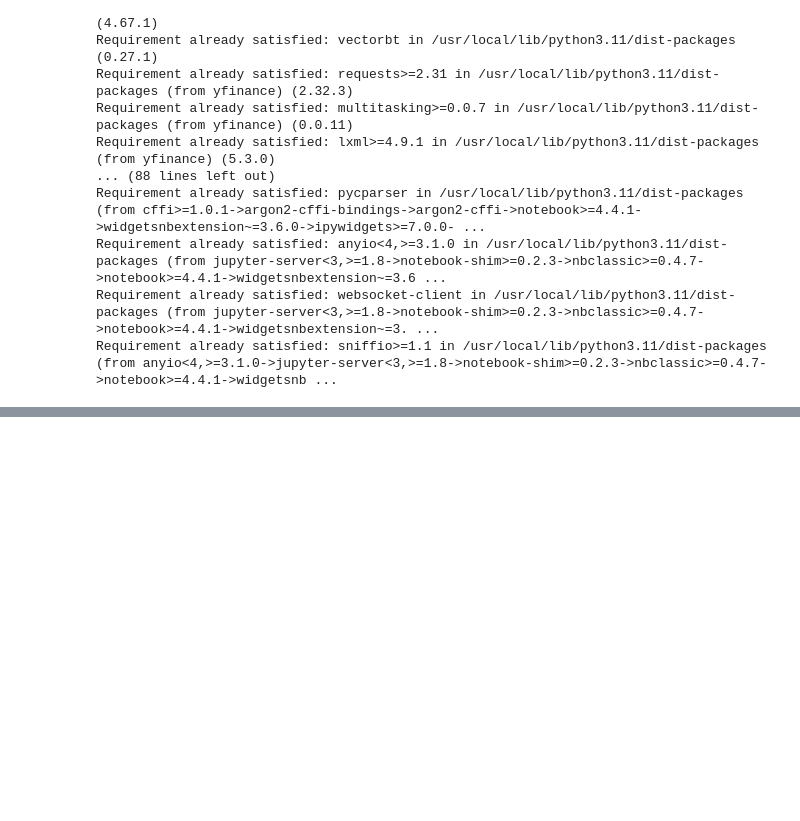
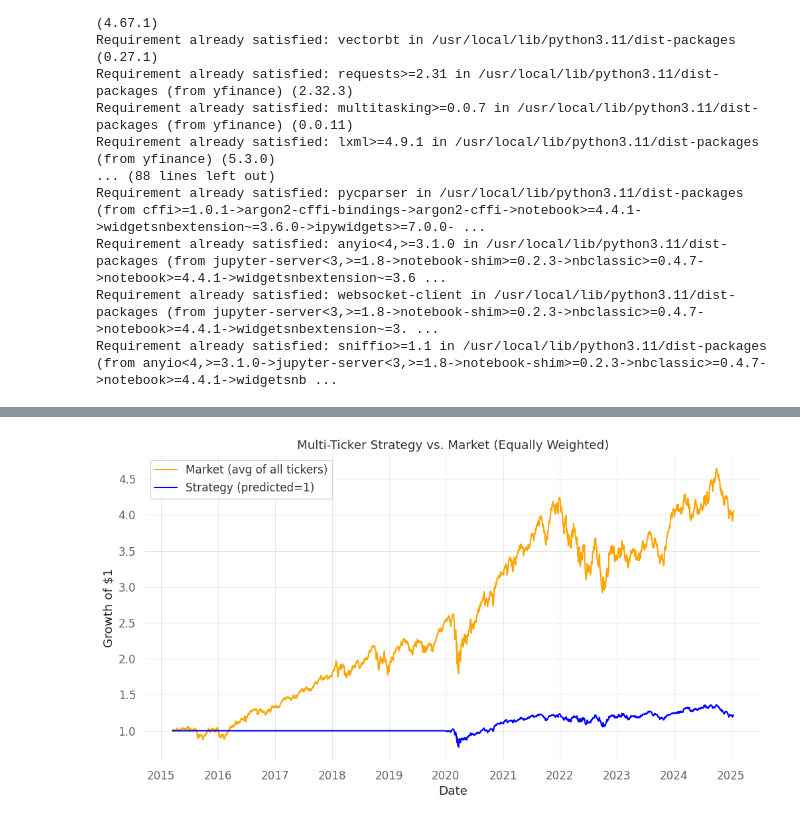
Before and after one commit to michaelHalloran21/Machine_learning_for_algorithmic_investing, a Jupyter notebook: Team_5.ipynb, the cells around one changed output, grey strips where cells are left out. Drawn from its saved outputs; the diff is of its cells as text; code cells hidden in the pictures; blank space fills up the shorter version.

```diff
--- a/Team_5.ipynb
+++ b/Team_5.ipynb
@@ -245,3 +196,36 @@ assert len(stock_data.loc[predictions.index]) == len(predictions), "Length misma
+# %%
+# Store predictions back into stock_data
+stock_data.loc[X_test.index, "Predicted_Signal"] = y_pred
+# %%
+# Backtest
+def backtest_multi_ticker(df):
+    """
+    Equally-weighted daily strategy:
+      - SHIFT predicted signals by 1 day (no lookahead).
+      - Strategy_return = average of log returns for all tickers predicted=1 that day.
+      - Market_return = average log return of all tickers that day (benchmark).
+    """
+    df = df.sort_values(["Ticker","Date"]).copy()
+    df["Shifted_Signal"] = df.groupby("Ticker")["Predicted_Signal"].shift(1)
+    # Per-ticker daily strategy return
+    df["Strategy_Return_Ticker"] = df["Shifted_Signal"] * df["Log Returns"]
+
+    # Group by Date -> average across tickers
+    daily = df.groupby("Date", as_index=True).agg(
+        {
+            "Strategy_Return_Ticker": "mean",
+            "Log Returns": "mean"
+        }
+    ).rename(columns={"Log Returns":"Market_Return"})
+
+    # Fill days where no signals => 0
+    daily["Strategy_Return_Ticker"] = daily["Strategy_Return_Ticker"].fillna(0)
+
+    # Convert from log returns to a cumulative exponent
+    daily["Cumulative Market Returns"] = np.exp(daily["Market_Return"].cumsum())
+    daily["Cumulative Strategy Returns"] = np.exp(daily["Strategy_Return_Ticker"].cumsum())
+
+    return daily
 # %%
 # Run the updated backtest
-backtested_data = backtest(stock_data, predictions)
+backtest_df = backtest_multi_ticker(stock_data)
@@ -253,0 +250,12 @@ else:
+# %%
+plt.figure(figsize=(12, 6))
+plt.plot(backtest_df.index, backtest_df["Cumulative Market Returns"], label="Market (avg of all tickers)", color="orange")
+plt.plot(backtest_df.index, backtest_df["Cumulative Strategy Returns"], label="Strategy (predicted=1)", color="blue")
+plt.xlabel("Date")
+plt.ylabel("Growth of $1")
+plt.title("Multi-Ticker Strategy vs. Market (Equally Weighted)")
+plt.legend()
+plt.grid(True)
+plt.show()
+# %% [output]
+[figure, added]
```
Also changed, not shown: parts of 24 cells of this notebook.
